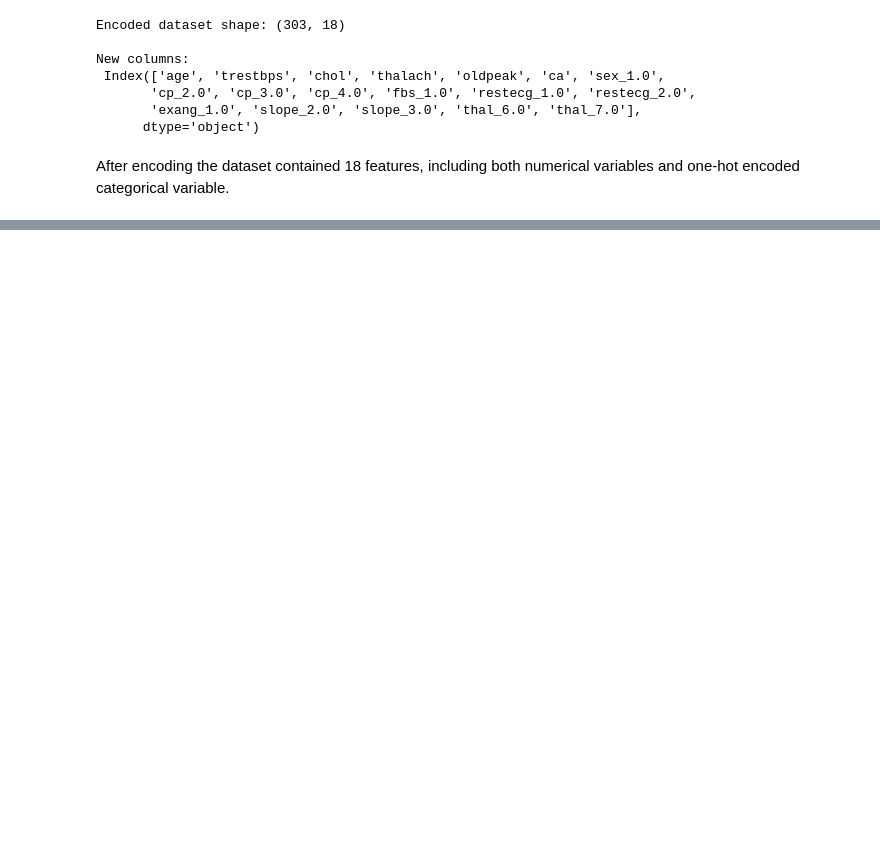
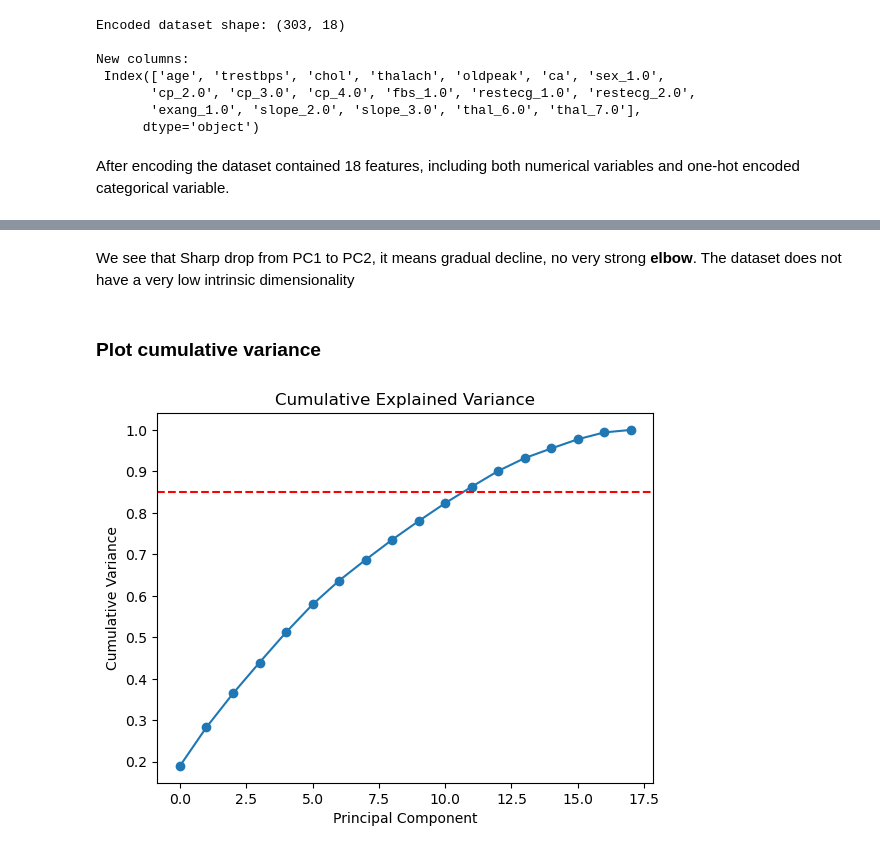
Before and after one commit to Joaomuianga/ML-team-collaboration, a Jupyter notebook: notebooks/PCA_FeactureSelection.ipynb, the cells around one changed output, grey strips where cells are left out. Cells and saved outputs as stored; diff of their text form; code cells hidden in the pictures; blank space fills up the shorter version.

```diff
--- a/notebooks/PCA_FeactureSelection.ipynb
+++ b/notebooks/PCA_FeactureSelection.ipynb
@@ -113,0 +207,14 @@ KeyError: "['num'] not found in axis"
+# %% [markdown]
+We see that Sharp drop from PC1 to PC2, it means gradual decline, no very strong **elbow**.
+The dataset does not have a very low intrinsic dimensionality
+# %% [markdown]
+### **Plot cumulative variance**
+# %%
+plt.plot(cumulative, marker='o')
+plt.axhline(y=0.85, color='r', linestyle='--') # threshold at 85%
+plt.title("Cumulative Explained Variance")
+plt.xlabel("Principal Component")
+plt.ylabel("Cumulative Variance")
+plt.show()
+# %% [output]
+[figure, added]
```
Also changed, not shown: parts of 54 cells of this notebook, 1 other file.
